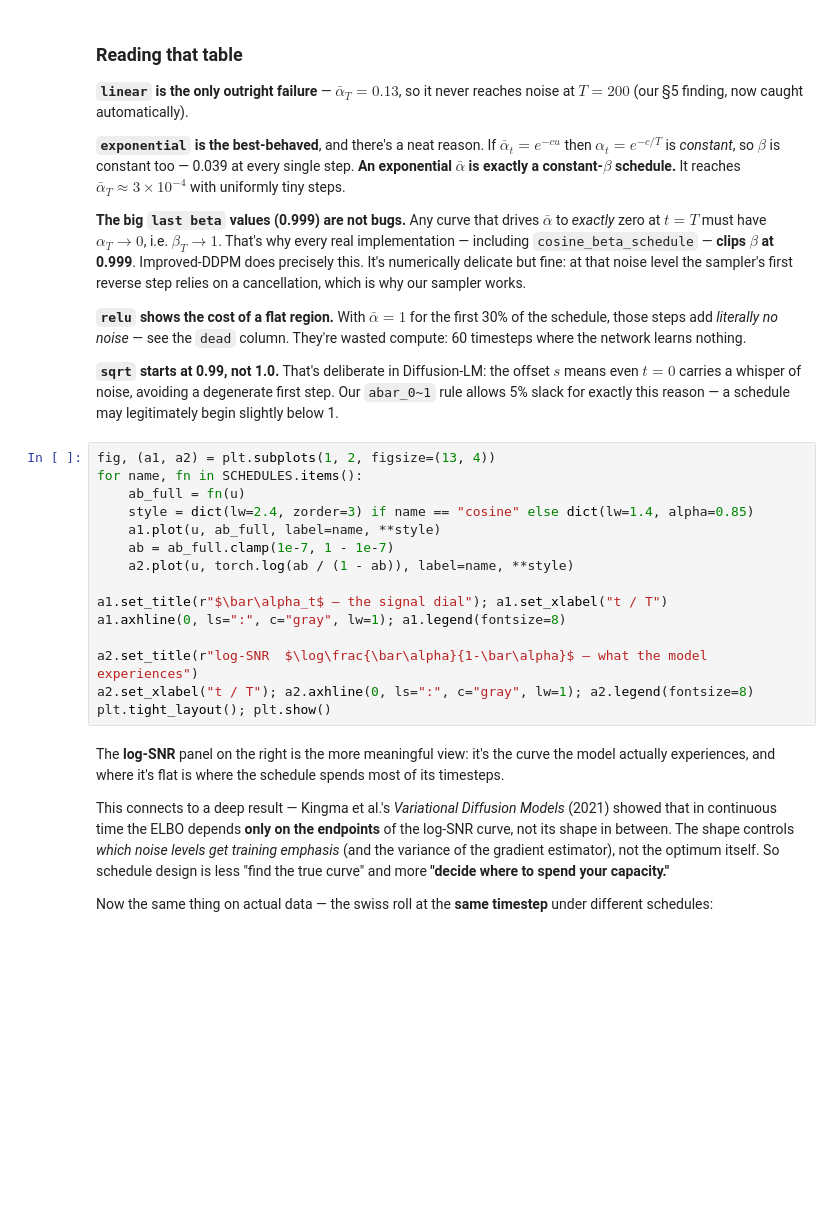
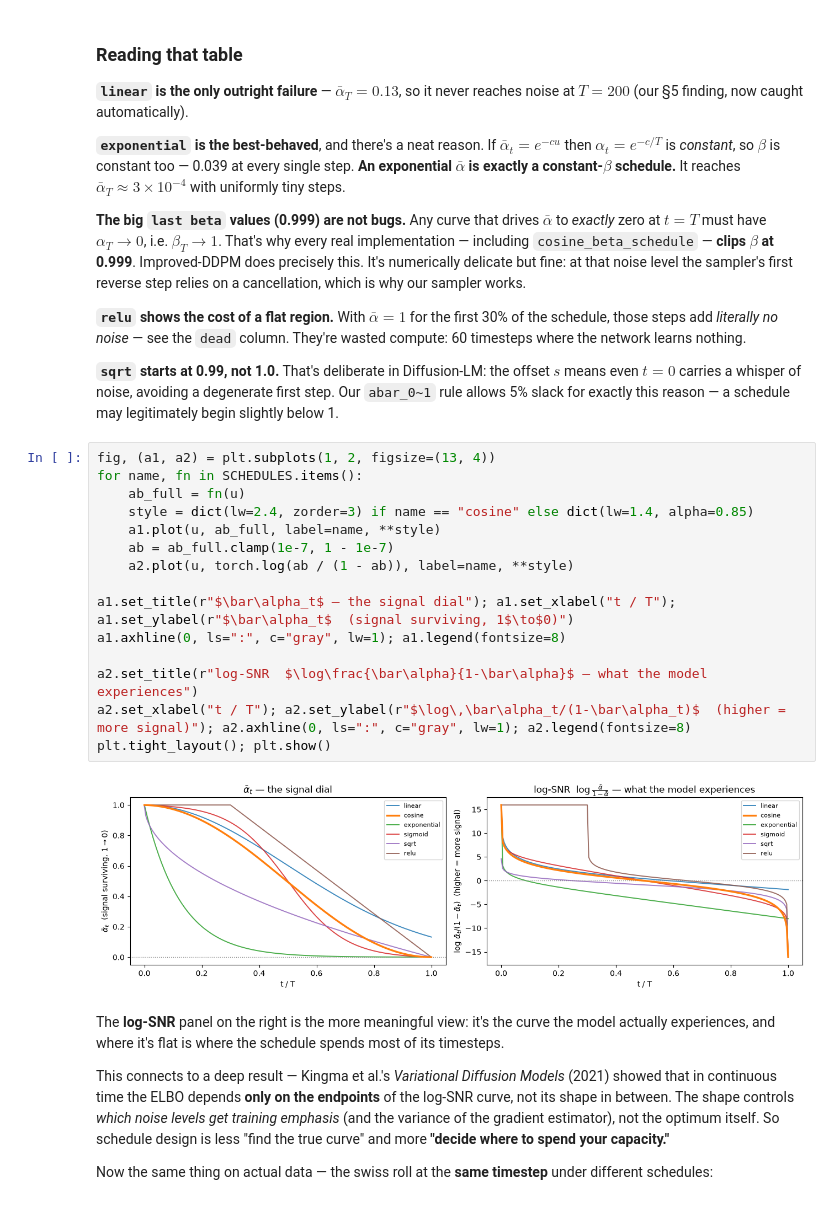
Before and after one commit to maksiksay/nanoDiffusion, a Jupyter notebook: solutions/notebooks/01_forward_process.ipynb, the cells around one changed output. Cells and saved outputs as stored; diff of their text form; blank space fills up the shorter version.

```diff
--- a/solutions/notebooks/01_forward_process.ipynb
+++ b/solutions/notebooks/01_forward_process.ipynb
@@ -495,18 +529,20 @@ legitimately begin slightly below 1.
 # %%
 fig, (a1, a2) = plt.subplots(1, 2, figsize=(13, 4))
 for name, fn in SCHEDULES.items():
     ab_full = fn(u)
     style = dict(lw=2.4, zorder=3) if name == "cosine" else dict(lw=1.4, alpha=0.85)
     a1.plot(u, ab_full, label=name, **style)
     ab = ab_full.clamp(1e-7, 1 - 1e-7)
     a2.plot(u, torch.log(ab / (1 - ab)), label=name, **style)
 
-a1.set_title(r"$\bar\alpha_t$ — the signal dial"); a1.set_xlabel("t / T")
+a1.set_title(r"$\bar\alpha_t$ — the signal dial"); a1.set_xlabel("t / T"); a1.set_ylabel(r"$\bar\alpha_t$  (signal surviving, 1$\to$0)")
 a1.axhline(0, ls=":", c="gray", lw=1); a1.legend(fontsize=8)
 
 a2.set_title(r"log-SNR  $\log\frac{\bar\alpha}{1-\bar\alpha}$ — what the model experiences")
-a2.set_xlabel("t / T"); a2.axhline(0, ls=":", c="gray", lw=1); a2.legend(fontsize=8)
+a2.set_xlabel("t / T"); a2.set_ylabel(r"$\log\,\bar\alpha_t/(1-\bar\alpha_t)$  (higher = more signal)"); a2.axhline(0, ls=":", c="gray", lw=1); a2.legend(fontsize=8)
 plt.tight_layout(); plt.show()
+# %% [output]
+[figure, added]
 # %% [markdown]
 The **log-SNR** panel on the right is the more meaningful view: it's the curve the
 model actually experiences, and where it's flat is where the schedule spends most
```
Also changed, not shown: parts of 10 cells of this notebook, 1 other file.
